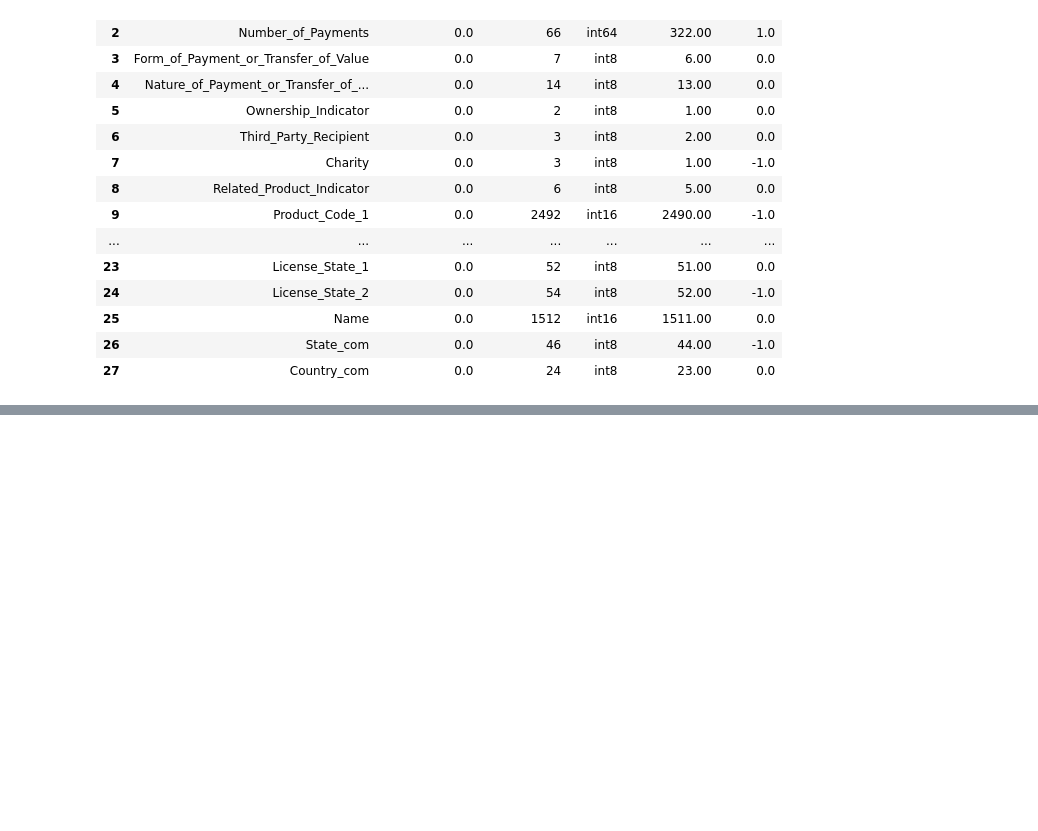
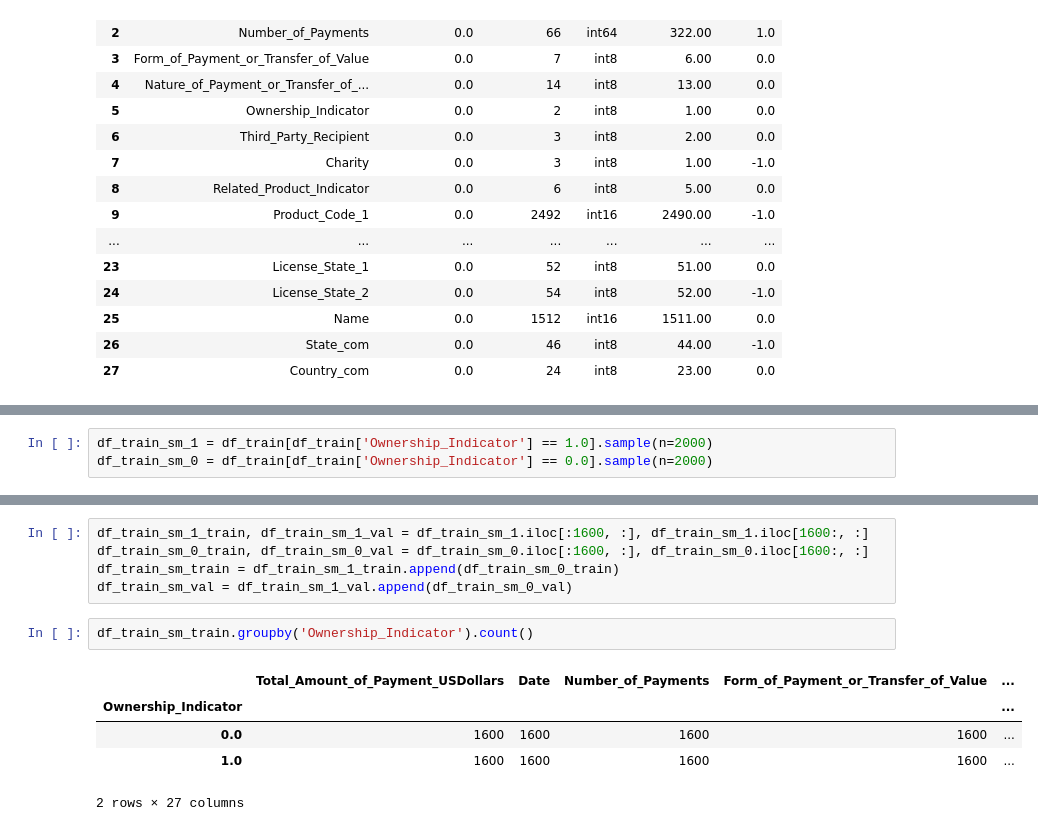
Before and after one commit to qffdhruba1123/analytics_cup_2021, a Jupyter notebook: Exploration.ipynb, the cells around one changed output, grey strips where cells are left out. Drawn from its saved outputs; the diff is of its cells as text; blank space fills up the shorter version.

```diff
--- a/Exploration.ipynb
+++ b/Exploration.ipynb
@@ -289,0 +356,3 @@ df_test.groupby('Ownership_Indicator').count()
+# %%
+df_train_sm_1 = df_train[df_train['Ownership_Indicator'] == 1.0].sample(n=2000)
+df_train_sm_0 = df_train[df_train['Ownership_Indicator'] == 0.0].sample(n=2000)
@@ -289,0 +373,13 @@ df_test.groupby('Ownership_Indicator').count()
+# %%
+df_train_sm_1_train, df_train_sm_1_val = df_train_sm_1.iloc[:1600, :], df_train_sm_1.iloc[1600:, :]
+df_train_sm_0_train, df_train_sm_0_val = df_train_sm_0.iloc[:1600, :], df_train_sm_0.iloc[1600:, :]
+df_train_sm_train = df_train_sm_1_train.append(df_train_sm_0_train)
+df_train_sm_val = df_train_sm_1_val.append(df_train_sm_0_val)
+# %%
+df_train_sm_train.groupby('Ownership_Indicator').count()
+# %% [output]
+|  | Total_Amount_of_Payment_USDollars | Date | Number_of_Payments | Form_of_Payment_or_Transfer_of_Value | ... |
+| Ownership_Indicator |  |  |  |  | ... |
+| 0.0 | 1600 | 1600 | 1600 | 1600 | ... |
+| 1.0 | 1600 | 1600 | 1600 | 1600 | ... |
+2 rows × 27 columns
```
Also changed, not shown: parts of 23 cells of this notebook.
